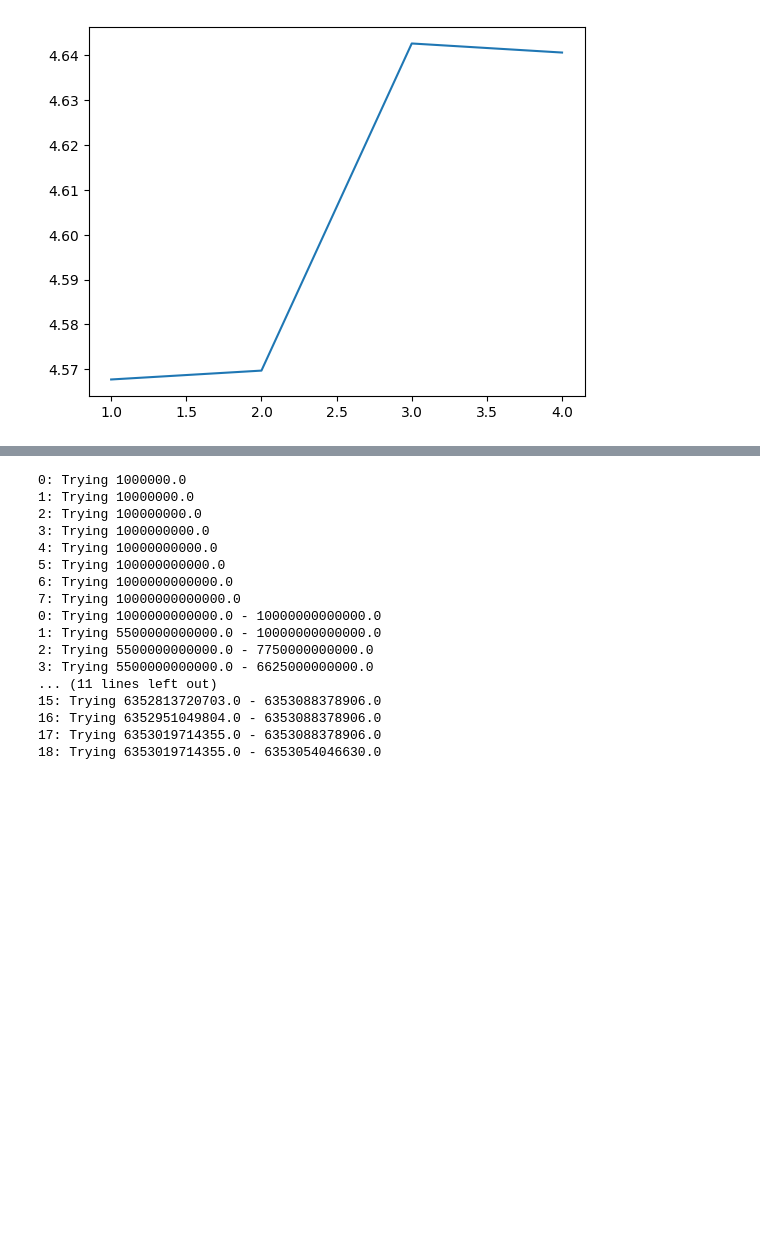
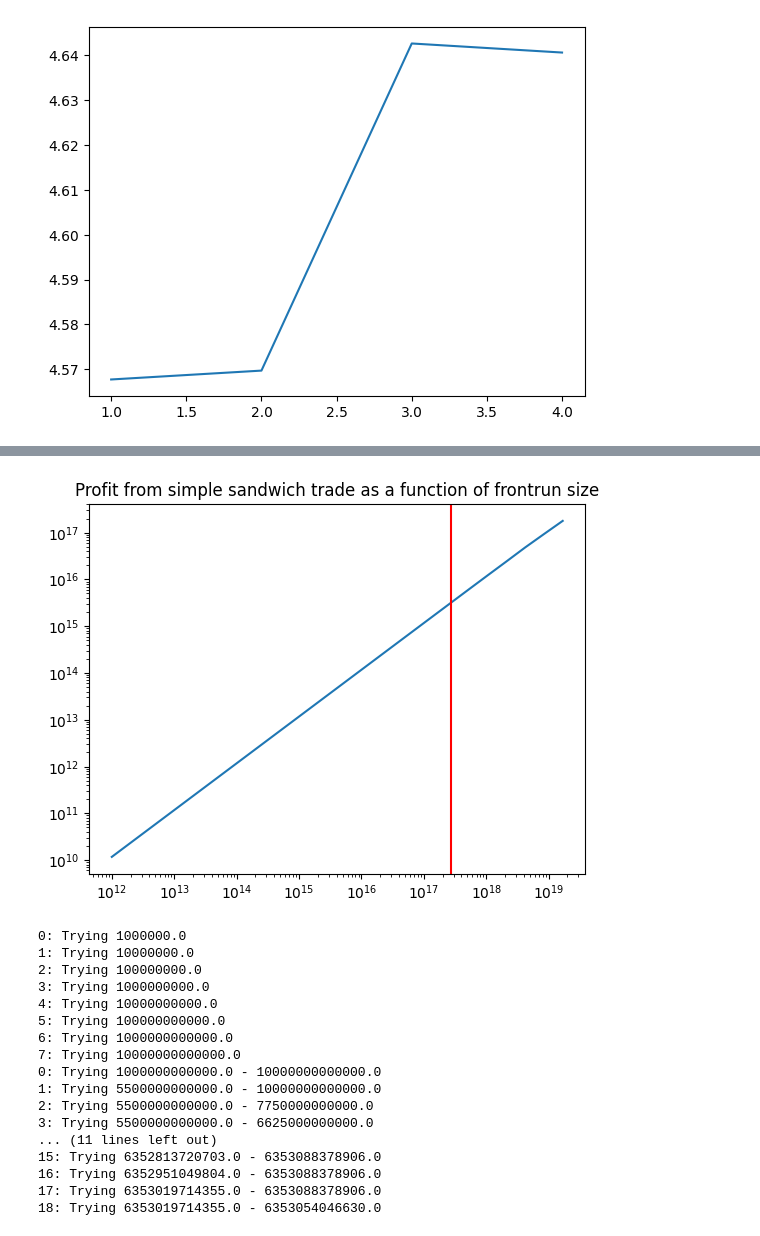
Before and after one commit to ankile/defi-measurement, a Jupyter notebook: experiments/calculate_simple_sandwich.ipynb, the cells around one changed output, grey strips where cells are left out. Drawn from its saved outputs; the diff is of its cells as text; code cells hidden in the pictures; blank space fills up the shorter version.

```diff
--- a/experiments/calculate_simple_sandwich.ipynb
+++ b/experiments/calculate_simple_sandwich.ipynb
@@ -143,3 +149,24 @@ Prices: (4.56768883595478, 4.569668914667892, 4.642682234572798, 4.6406588193953
 plt.plot([1,2,3,4], prices);
 # %% [output]
 [figure]
+# %%
+# See if the profit of the profitable attack is maximized by inserting the maximum size frontrunning swap
+
+xs = []
+ys = []
+
+inp = 1e12
+
+while inp <= int(2.72994664448e+19):
+    print(f"Running {inp:.2e} <= 2.73e+19")
+    profit, gas, prices = single_sandwich_mev(
+        pool,
+        swap,
+        int(inp),
+        pool_fee=True,
+    )
+
+    xs.append(inp)
+    ys.append(profit)
+
+    inp *= 2
@@ -146,3 +191,10 @@ plt.plot([1,2,3,4], prices);
+# %%
+plt.plot(xs, ys)
+plt.loglog()
+plt.axvline(x=2.72994664448e+17, color='red')
+plt.title('Profit from simple sandwich trade as a function of frontrun size');
+# %% [output]
+[figure, added]
 # %%
 assert pool is not None
 
```
Also changed, not shown: parts of 16 cells of this notebook, 2 other files.
